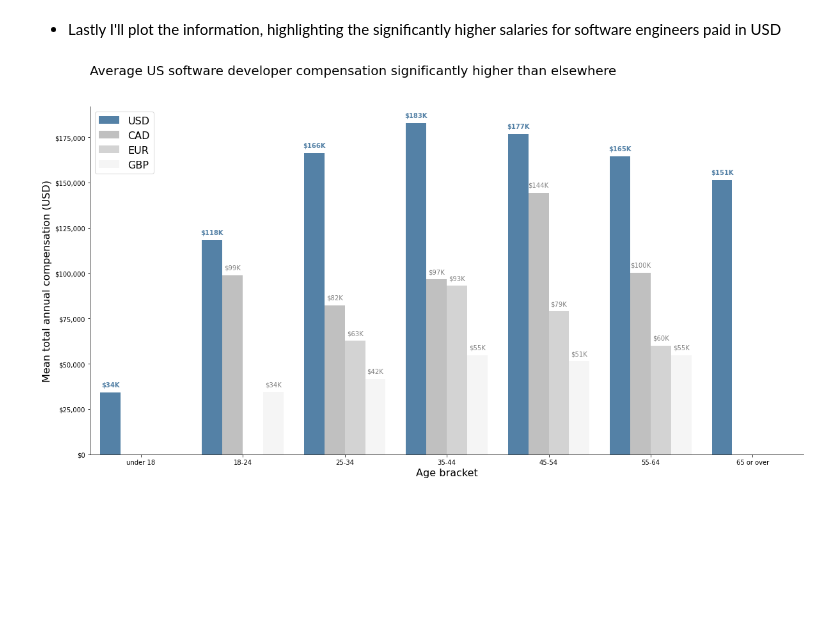
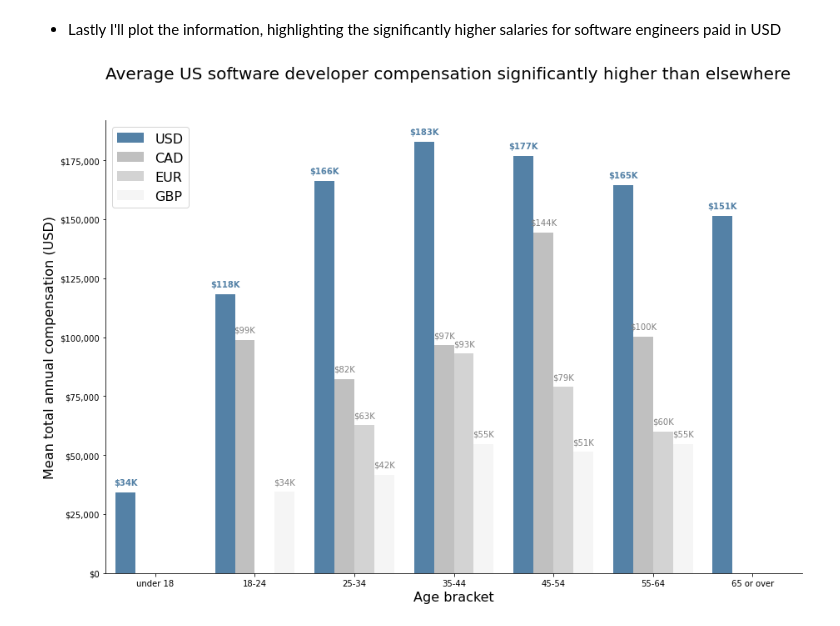
Before and after one commit to JacobTews/preprocessing_and_eda, a Jupyter notebook: preprocessing_and_eda.ipynb, the cells around one changed output. Drawn from its saved outputs; the diff is of its cells as text; code cells hidden in the pictures; blank space fills up the shorter version.

```diff
--- a/preprocessing_and_eda.ipynb
+++ b/preprocessing_and_eda.ipynb
@@ -381,7 +335,7 @@ top_four = means_by_age.loc[lambda df: df['Currency'].isin(four_currs), :]
 # %% [markdown]
 * Lastly I'll plot the information, highlighting the significantly higher salaries for software engineers paid in USD
 # %%
-plt.figure(figsize=(20, 10))
+plt.figure(figsize=(15, 10))
 
 splot = sns.barplot(
     data=top_four,
@@ -397,31 +351,31 @@ plt.xlabel("Age bracket", size=16)
 plt.title("Average US software developer compensation significantly higher than elsewhere", loc='left', size=20, pad=50)
 splot.yaxis.set_major_formatter('${x:,.0f}')
 sns.despine()
 
 # bold text for only the USD annotations
 usd_color = (0.32843137254901955, 0.5049019607843136, 0.6519607843137256, 1.0)
 for i, p in enumerate(splot.patches, 1):
     bar_color = p.get_facecolor()
     if pd.isna(p.get_height()):
         continue
     elif bar_color == usd_color:
         splot.annotate('$' + format(round(p.get_height()/1000), '.0f')+"K",
                        (p.get_x() + p.get_width() / 2., p.get_height()),
                        ha = 'center', va = 'center',
                        size=10,
                        fontweight='extra bold',
                        color=bar_color,
                        xytext = (0, 12),
                        textcoords = 'offset points')
     else:
         splot.annotate('$' + format(round(p.get_height()/1000), '.0f')+"K",
                        (p.get_x() + p.get_width() / 2., p.get_height()),
                        ha = 'center', va = 'center',
                        size=10,
                        color='grey',
                        xytext = (0, 12),
                        textcoords = 'offset points')
 _ = plt.legend(loc='upper left', fontsize=16)
 plt.savefig('preprocessing_and_eda/insights/compensation_visual.png')
 # %% [output]
-[figure, old version]
+[figure, new version]
```
Also changed, not shown: parts of 3 cells of this notebook, 1 other file.
